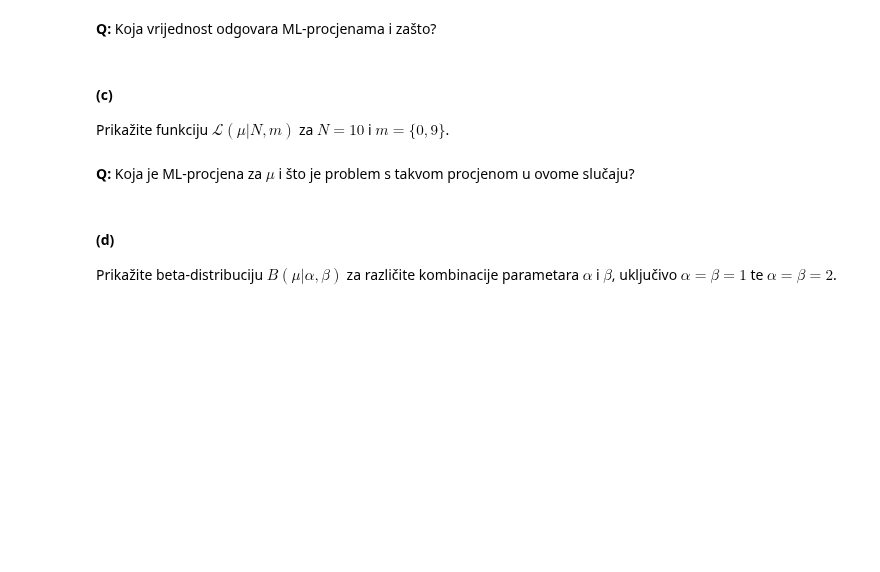
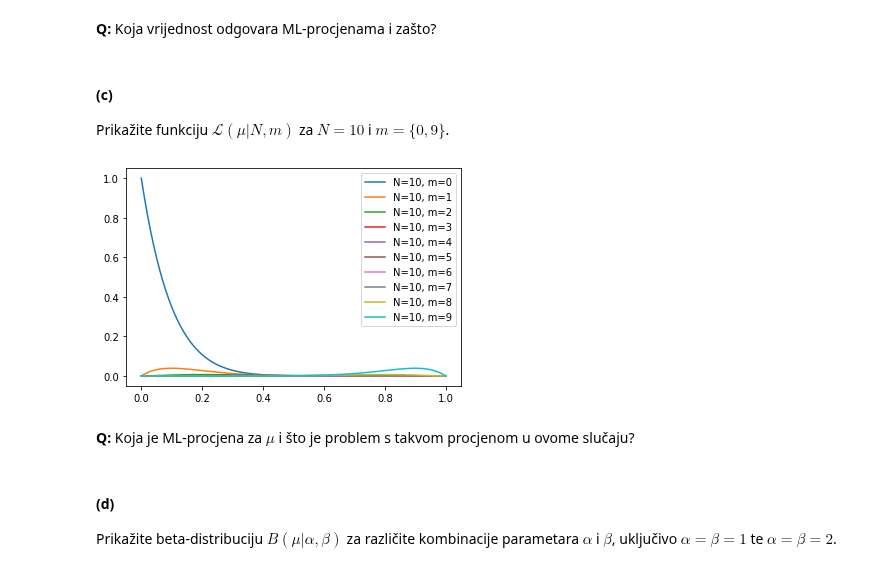
Before and after one commit to mateoim/su-lab-20-21, a Jupyter notebook: lab04/SU-2020-LAB04-0036509386.ipynb, the cells around one changed output. Drawn from its saved outputs; the diff is of its cells as text; code cells hidden in the pictures; blank space fills up the shorter version.

```diff
--- a/lab04/SU-2020-LAB04-0036509386.ipynb
+++ b/lab04/SU-2020-LAB04-0036509386.ipynb
@@ -145,3 +158,7 @@ Prikažite funkciju $\mathcal{L}(\mu|N,m)$ za $N=10$ i $m=\{0,9\}$.
+# %%
+plot_L(10, list(range(10)))
+# %% [output]
+[figure, added]
 # %% [markdown]
 **Q:** Koja je ML-procjena za $\mu$ i što je problem s takvom procjenom u ovome slučaju?
 # %% [markdown]
```
Also changed, not shown: parts of 15 cells of this notebook.
